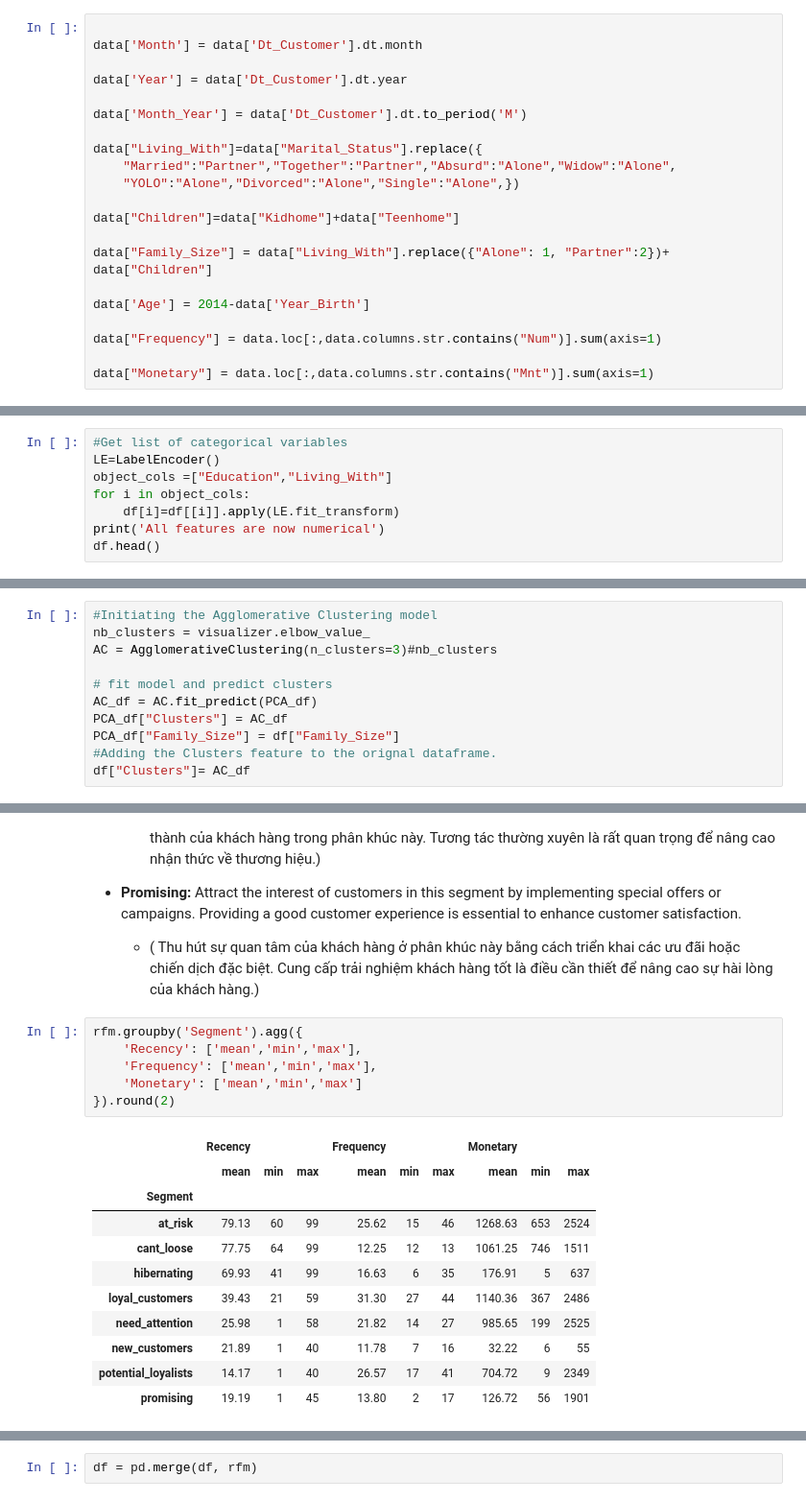
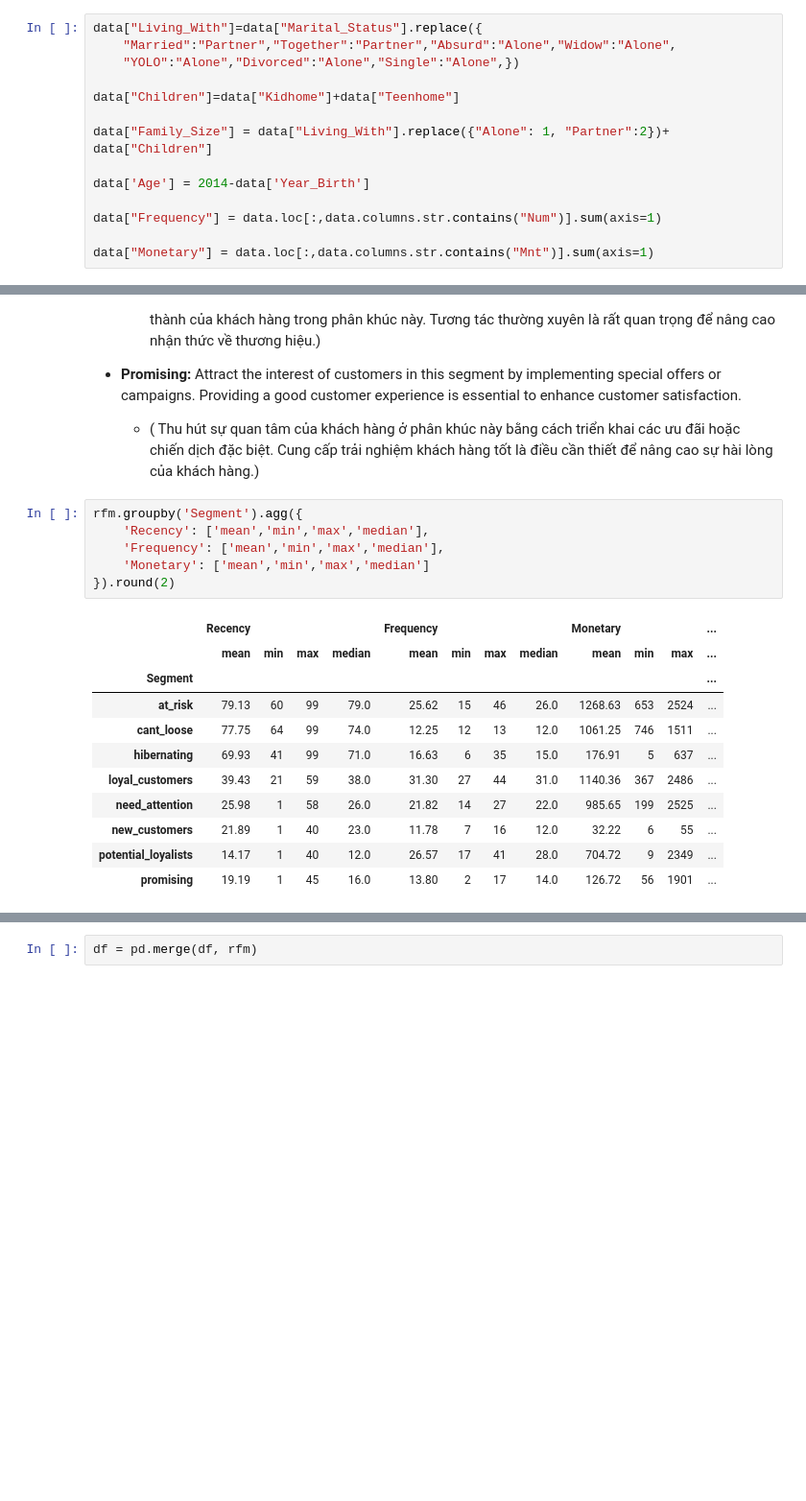
Before and after one commit to ChiuLinhPhat/project-, a Jupyter notebook: rfm.ipynb, the cells around one changed output, grey strips where cells are left out. Shown at 96% size. Cells and saved outputs as stored; diff of their text form; blank space fills up the shorter version.

```diff
--- a/rfm.ipynb
+++ b/rfm.ipynb
@@ -213,13 +217,6 @@ the last data to save in dataset is 2014-06-29 00:00:00
 the frist year in data set is  2012
 the last year in data set is  2014
 # %%
-
-data['Month'] = data['Dt_Customer'].dt.month
-
-data['Year'] = data['Dt_Customer'].dt.year
-
-data['Month_Year'] = data['Dt_Customer'].dt.to_period('M')
-
 data["Living_With"]=data["Marital_Status"].replace({
     "Married":"Partner","Together":"Partner","Absurd":"Alone","Widow":"Alone",
     "YOLO":"Alone","Divorced":"Alone","Single":"Alone",})
@@ -385,8 +330,0 @@ df = data.copy()
-# %%
-#Get list of categorical variables
-LE=LabelEncoder()
-object_cols =["Education","Living_With"]
-for i in object_cols:
-    df[i]=df[[i]].apply(LE.fit_transform)
-print('All features are now numerical')
-df.head()
@@ -487,11 +330,0 @@ visualize_silhouette_layer(PCA_df)
-# %%
-#Initiating the Agglomerative Clustering model
-nb_clusters = visualizer.elbow_value_
-AC = AgglomerativeClustering(n_clusters=3)#nb_clusters
-
-# fit model and predict clusters
-AC_df = AC.fit_predict(PCA_df)
-PCA_df["Clusters"] = AC_df
-PCA_df["Family_Size"] = df["Family_Size"]
-#Adding the Clusters feature to the orignal dataframe.
-df["Clusters"]= AC_df
@@ -663,20 +430,20 @@ rfm.head()
     - ( Thu hút sự quan tâm của khách hàng ở phân khúc này bằng cách triển khai các ưu đãi hoặc chiến dịch đặc biệt. Cung cấp trải nghiệm khách hàng tốt là điều cần thiết để nâng cao sự hài lòng của khách hàng.)
 # %%
 rfm.groupby('Segment').agg({
-    'Recency': ['mean','min','max'],
-    'Frequency': ['mean','min','max'],
-    'Monetary': ['mean','min','max']
+    'Recency': ['mean','min','max','median'],
+    'Frequency': ['mean','min','max','median'],
+    'Monetary': ['mean','min','max','median']
 }).round(2)
 # %% [output]
-|  | Recency |  |  | Frequency |  |  | Monetary |  |  |
-|  | mean | min | max | mean | min | max | mean | min | max |
-| Segment |  |  |  |  |  |  |  |  |  |
-| at_risk | 79.13 | 60 | 99 | 25.62 | 15 | 46 | 1268.63 | 653 | 2524 |
-| cant_loose | 77.75 | 64 | 99 | 12.25 | 12 | 13 | 1061.25 | 746 | 1511 |
-| hibernating | 69.93 | 41 | 99 | 16.63 | 6 | 35 | 176.91 | 5 | 637 |
-| loyal_customers | 39.43 | 21 | 59 | 31.30 | 27 | 44 | 1140.36 | 367 | 2486 |
-| need_attention | 25.98 | 1 | 58 | 21.82 | 14 | 27 | 985.65 | 199 | 2525 |
-| new_customers | 21.89 | 1 | 40 | 11.78 | 7 | 16 | 32.22 | 6 | 55 |
-| potential_loyalists | 14.17 | 1 | 40 | 26.57 | 17 | 41 | 704.72 | 9 | 2349 |
-| promising | 19.19 | 1 | 45 | 13.80 | 2 | 17 | 126.72 | 56 | 1901 |
+|  | Recency |  |  |  | Frequency |  |  |  | Monetary |  |  | ... |
+|  | mean | min | max | median | mean | min | max | median | mean | min | max | ... |
+| Segment |  |  |  |  |  |  |  |  |  |  |  | ... |
+| at_risk | 79.13 | 60 | 99 | 79.0 | 25.62 | 15 | 46 | 26.0 | 1268.63 | 653 | 2524 | ... |
+| cant_loose | 77.75 | 64 | 99 | 74.0 | 12.25 | 12 | 13 | 12.0 | 1061.25 | 746 | 1511 | ... |
+| hibernating | 69.93 | 41 | 99 | 71.0 | 16.63 | 6 | 35 | 15.0 | 176.91 | 5 | 637 | ... |
+| loyal_customers | 39.43 | 21 | 59 | 38.0 | 31.30 | 27 | 44 | 31.0 | 1140.36 | 367 | 2486 | ... |
+| need_attention | 25.98 | 1 | 58 | 26.0 | 21.82 | 14 | 27 | 22.0 | 985.65 | 199 | 2525 | ... |
+| new_customers | 21.89 | 1 | 40 | 23.0 | 11.78 | 7 | 16 | 12.0 | 32.22 | 6 | 55 | ... |
+| potential_loyalists | 14.17 | 1 | 40 | 12.0 | 26.57 | 17 | 41 | 28.0 | 704.72 | 9 | 2349 | ... |
+| promising | 19.19 | 1 | 45 | 16.0 | 13.80 | 2 | 17 | 14.0 | 126.72 | 56 | 1901 | ... |
 # %% [markdown]
```
Also changed, not shown: parts of 40 cells of this notebook, 2 other files.
